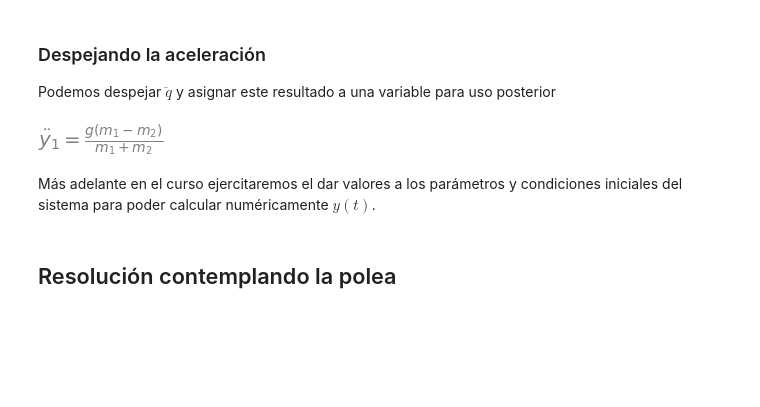
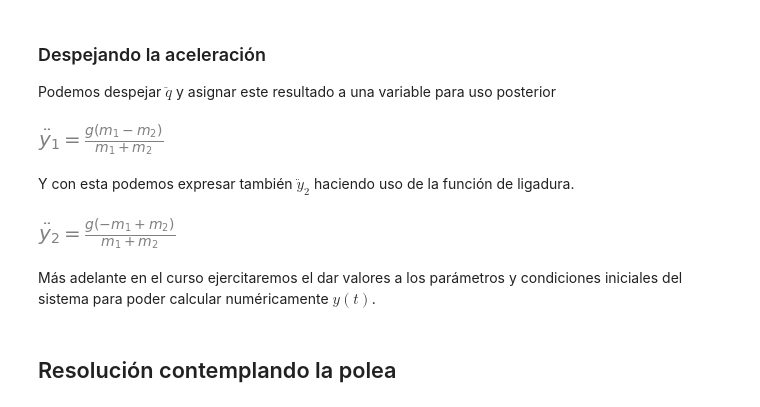
Before and after one commit to bettachini/MecanicaAnaliticaComputacional, a Jupyter notebook: 05Ligaduras/atwoodLigadura.ipynb, the cells around one changed output. Saved outputs shown, nothing was run; the diff lists cells and outputs as text; code cells hidden in the pictures; blank space fills up the shorter version.

Commit message:
ligaduras atwood

```diff
--- a/05Ligaduras/atwoodLigadura.ipynb
+++ b/05Ligaduras/atwoodLigadura.ipynb
@@ -207,10 +214,21 @@ y1_EL
 ### Despejando la aceleración
 Podemos despejar $\ddot{q}$ y asignar este resultado a una variable para uso posterior
 # %%
-m1_a = sym.Eq(y1.diff(t,2), sym.solve(y1_EL, y1.diff(t,2))[0]  )# [0] toma el único elemento de la lista
-m1_a
+y1_pp = sym.Eq(y1.diff(t,2), sym.solve(y1_EL, y1.diff(t,2))[0]  )# [0] toma el único elemento de la lista
+y1_pp
 # %% [output]
 [figure]
+# %% [markdown]
+Y con esta podemos expresar también $\ddot{y}_2$ haciendo uso de la función de ligadura.
+# %%
+y2_f1 = sym.solve(f1, y2)[0]
+y2_pp = sym.Eq(
+  y2.diff(t,2),
+  y2_f1.diff(t,2)
+).subs(y1_pp.lhs, y1_pp.rhs).simplify()
+y2_pp
+# %% [output]
+[figure, added]
 # %% [markdown]
 Más adelante en el curso ejercitaremos el dar valores a los parámetros y condiciones iniciales del sistema para poder calcular numéricamente $y(t)$.
 # %% [markdown]
```
Also changed, not shown: parts of 22 cells of this notebook.
